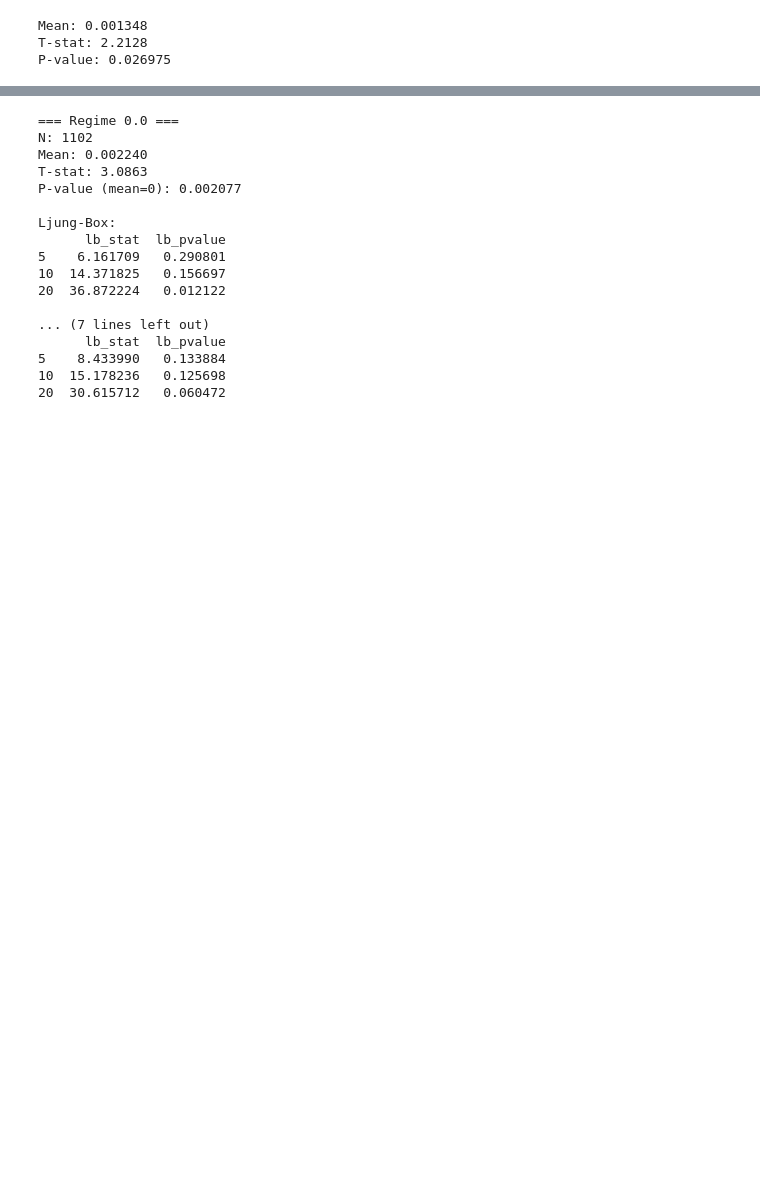
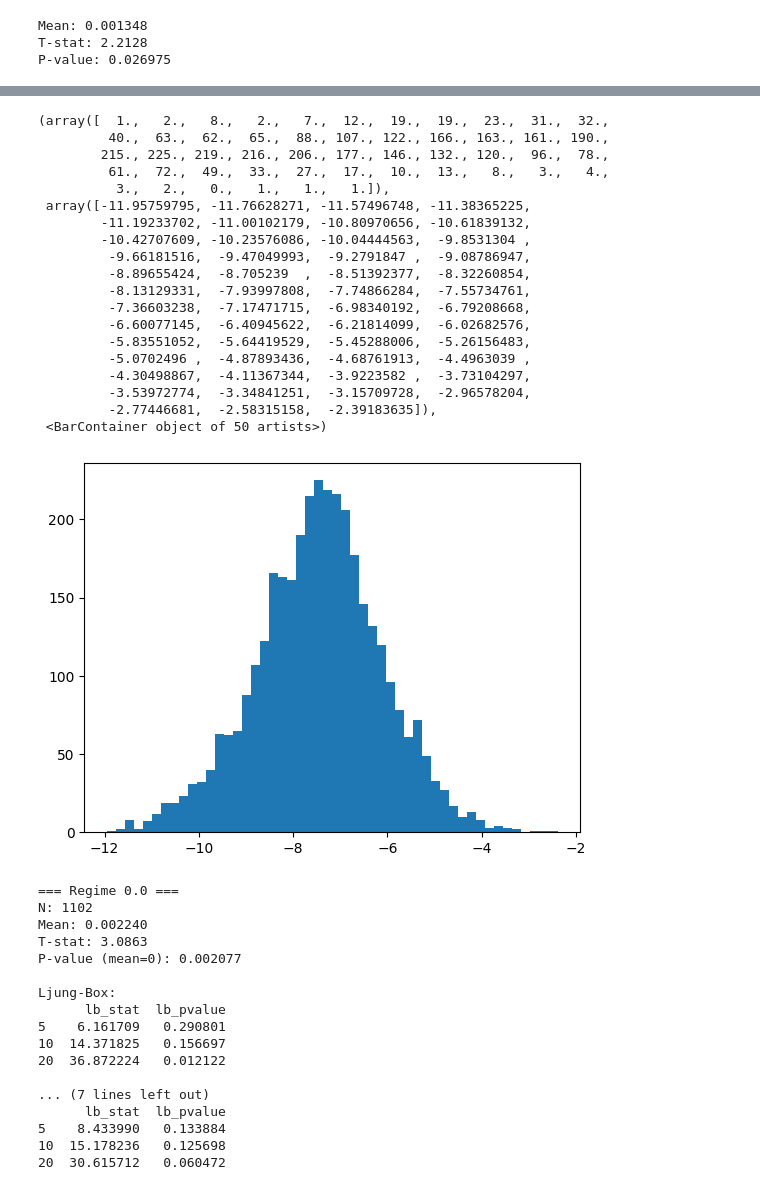
Before and after one commit to Therulow/DSE4211-GRP13, a Jupyter notebook: data/covariate_test.ipynb, the cells around one changed output, grey strips where cells are left out. Drawn from its saved outputs; the diff is of its cells as text; code cells hidden in the pictures; blank space fills up the shorter version.

```diff
--- a/data/covariate_test.ipynb
+++ b/data/covariate_test.ipynb
@@ -67,3 +78,26 @@ P-value: 0.026975
+# %%
+plt.hist(np.log(df["realized_variance"] + 1e-8), bins=50)
+# %% [output]
+(array([  1.,   2.,   8.,   2.,   7.,  12.,  19.,  19.,  23.,  31.,  32.,
+         40.,  63.,  62.,  65.,  88., 107., 122., 166., 163., 161., 190.,
+        215., 225., 219., 216., 206., 177., 146., 132., 120.,  96.,  78.,
+         61.,  72.,  49.,  33.,  27.,  17.,  10.,  13.,   8.,   3.,   4.,
+          3.,   2.,   0.,   1.,   1.,   1.]),
+ array([-11.95759795, -11.76628271, -11.57496748, -11.38365225,
+        -11.19233702, -11.00102179, -10.80970656, -10.61839132,
+        -10.42707609, -10.23576086, -10.04444563,  -9.8531304 ,
+         -9.66181516,  -9.47049993,  -9.2791847 ,  -9.08786947,
+         -8.89655424,  -8.705239  ,  -8.51392377,  -8.32260854,
+         -8.13129331,  -7.93997808,  -7.74866284,  -7.55734761,
+         -7.36603238,  -7.17471715,  -6.98340192,  -6.79208668,
+         -6.60077145,  -6.40945622,  -6.21814099,  -6.02682576,
+         -5.83551052,  -5.64419529,  -5.45288006,  -5.26156483,
+         -5.0702496 ,  -4.87893436,  -4.68761913,  -4.4963039 ,
+         -4.30498867,  -4.11367344,  -3.9223582 ,  -3.73104297,
+         -3.53972774,  -3.34841251,  -3.15709728,  -2.96578204,
+         -2.77446681,  -2.58315158,  -2.39183635]),
+ <BarContainer object of 50 artists>)
+[figure, added]
 # %%
 import numpy as np
 import pandas as pd
```
Also changed, not shown: parts of 1 cell of this notebook.
